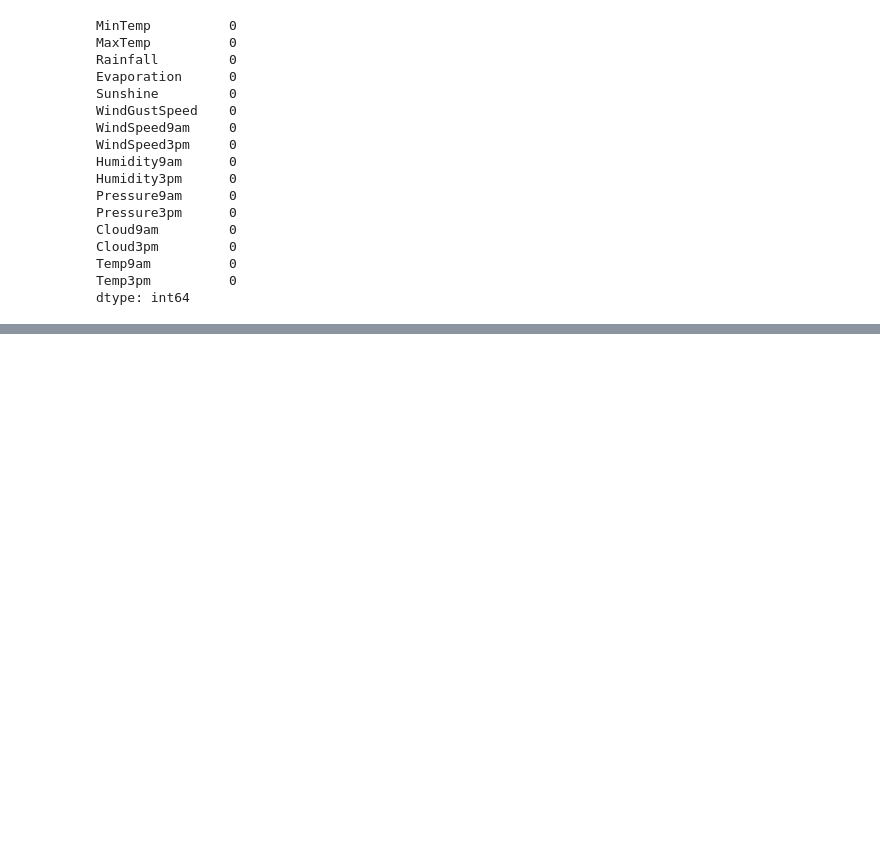
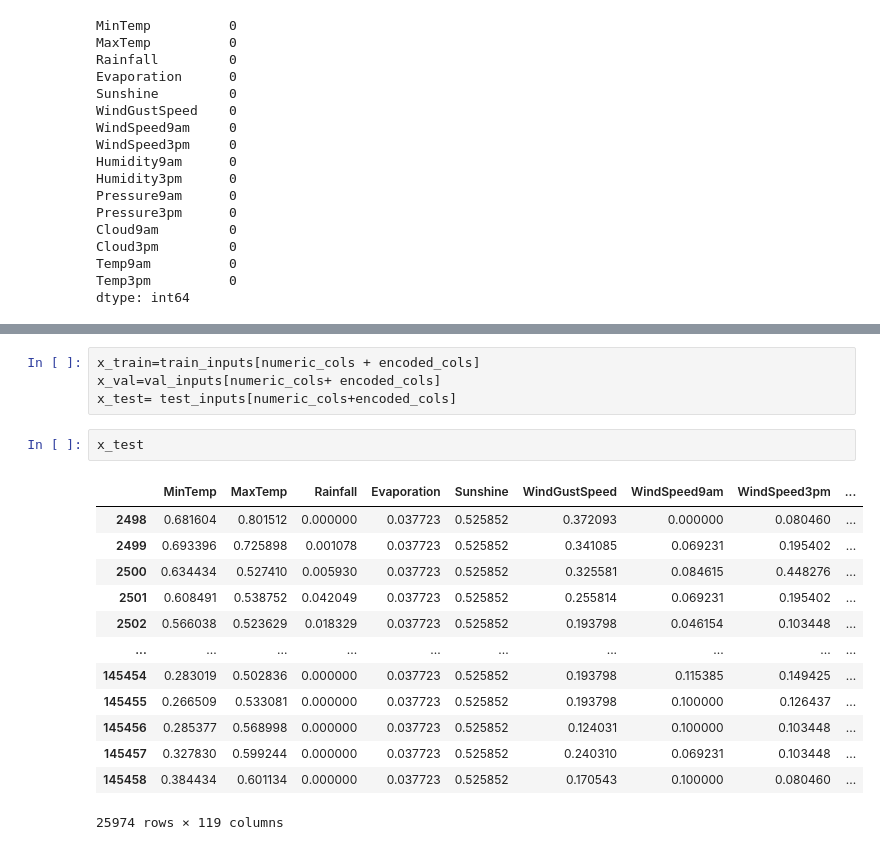
Before and after one commit to sebastianmb/MachineLearning, a Jupyter notebook: Project_course/DesicionTreesRandomForest/DesicionTreesAndRandomForest.ipynb, the cells around one changed output, grey strips where cells are left out. Saved outputs shown, nothing was run; the diff lists cells and outputs as text; blank space fills up the shorter version.

```diff
--- a/Project_course/DesicionTreesRandomForest/DesicionTreesAndRandomForest.ipynb
+++ b/Project_course/DesicionTreesRandomForest/DesicionTreesAndRandomForest.ipynb
@@ -150,0 +222,20 @@ dtype: int64
+# %%
+x_train=train_inputs[numeric_cols + encoded_cols]
+x_val=val_inputs[numeric_cols+ encoded_cols]
+x_test= test_inputs[numeric_cols+encoded_cols]
+# %%
+x_test
+# %% [output]
+|  | MinTemp | MaxTemp | Rainfall | Evaporation | Sunshine | WindGustSpeed | WindSpeed9am | WindSpeed3pm | ... |
+| 2498 | 0.681604 | 0.801512 | 0.000000 | 0.037723 | 0.525852 | 0.372093 | 0.000000 | 0.080460 | ... |
+| 2499 | 0.693396 | 0.725898 | 0.001078 | 0.037723 | 0.525852 | 0.341085 | 0.069231 | 0.195402 | ... |
+| 2500 | 0.634434 | 0.527410 | 0.005930 | 0.037723 | 0.525852 | 0.325581 | 0.084615 | 0.448276 | ... |
+| 2501 | 0.608491 | 0.538752 | 0.042049 | 0.037723 | 0.525852 | 0.255814 | 0.069231 | 0.195402 | ... |
+| 2502 | 0.566038 | 0.523629 | 0.018329 | 0.037723 | 0.525852 | 0.193798 | 0.046154 | 0.103448 | ... |
+| ... | ... | ... | ... | ... | ... | ... | ... | ... | ... |
+| 145454 | 0.283019 | 0.502836 | 0.000000 | 0.037723 | 0.525852 | 0.193798 | 0.115385 | 0.149425 | ... |
+| 145455 | 0.266509 | 0.533081 | 0.000000 | 0.037723 | 0.525852 | 0.193798 | 0.100000 | 0.126437 | ... |
+| 145456 | 0.285377 | 0.568998 | 0.000000 | 0.037723 | 0.525852 | 0.124031 | 0.100000 | 0.103448 | ... |
+| 145457 | 0.327830 | 0.599244 | 0.000000 | 0.037723 | 0.525852 | 0.240310 | 0.069231 | 0.103448 | ... |
+| 145458 | 0.384434 | 0.601134 | 0.000000 | 0.037723 | 0.525852 | 0.170543 | 0.100000 | 0.080460 | ... |
+25974 rows × 119 columns
```
Also changed, not shown: parts of 13 cells of this notebook, 1 other file.
